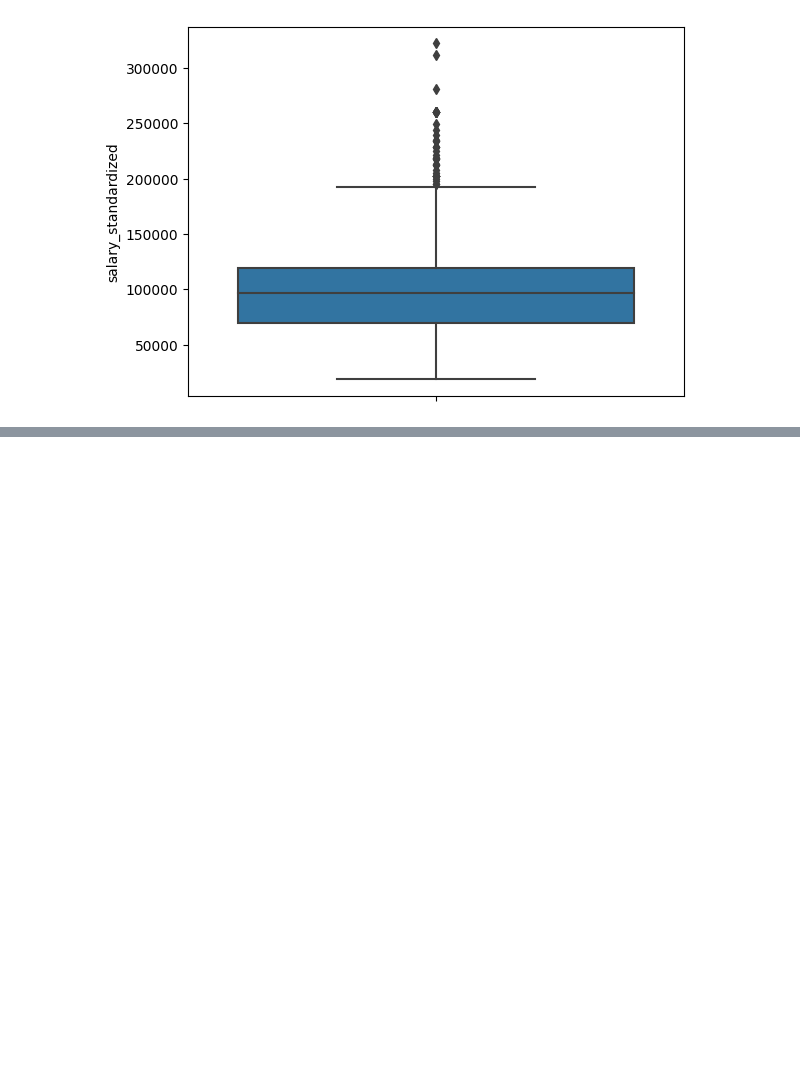
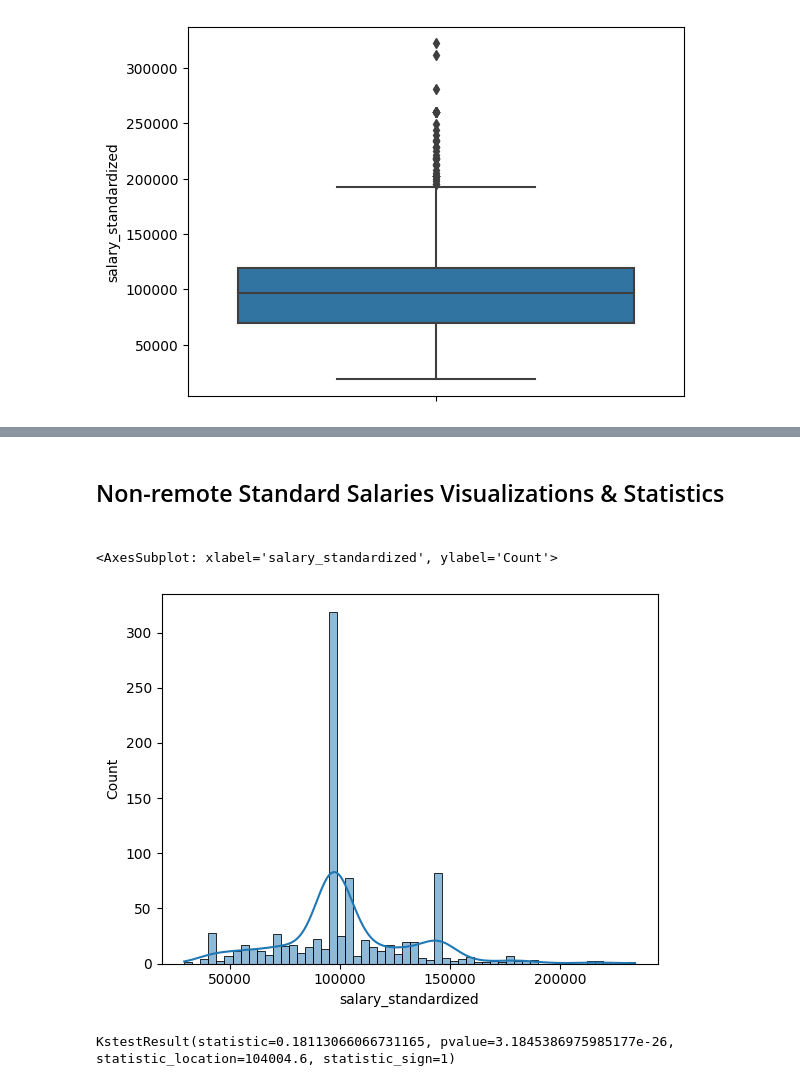
Before and after one commit to JZunaRepo/EOP_Market_Analysis, a Jupyter notebook: eda.ipynb, the cells around one changed output, grey strips where cells are left out. Drawn from its saved outputs; the diff is of its cells as text; code cells hidden in the pictures; blank space fills up the shorter version.

```diff
--- a/eda.ipynb
+++ b/eda.ipynb
@@ -17,0 +39,11 @@ sns.boxplot(y=df["salary_standardized"])
+# %% [markdown]
+<h2>Non-remote Standard Salaries Visualizations & Statistics<h2>
+# %%
+sns.histplot(data=nonremote_df, x ="salary_standardized", kde=True)
+# %% [output]
+<AxesSubplot: xlabel='salary_standardized', ylabel='Count'>
+[figure, added]
+# %%
+stats.kstest(nonremote_df["salary_standardized"], stats.norm.cdf, args=(nonremote_df["salary_standardized"].mean(), nonremote_df["salary_standardized"].std()))
+# %% [output]
+KstestResult(statistic=0.18113066066731165, pvalue=3.1845386975985177e-26, statistic_location=104004.6, statistic_sign=1)
```
Also changed, not shown: parts of 27 cells of this notebook, 2 other files.
